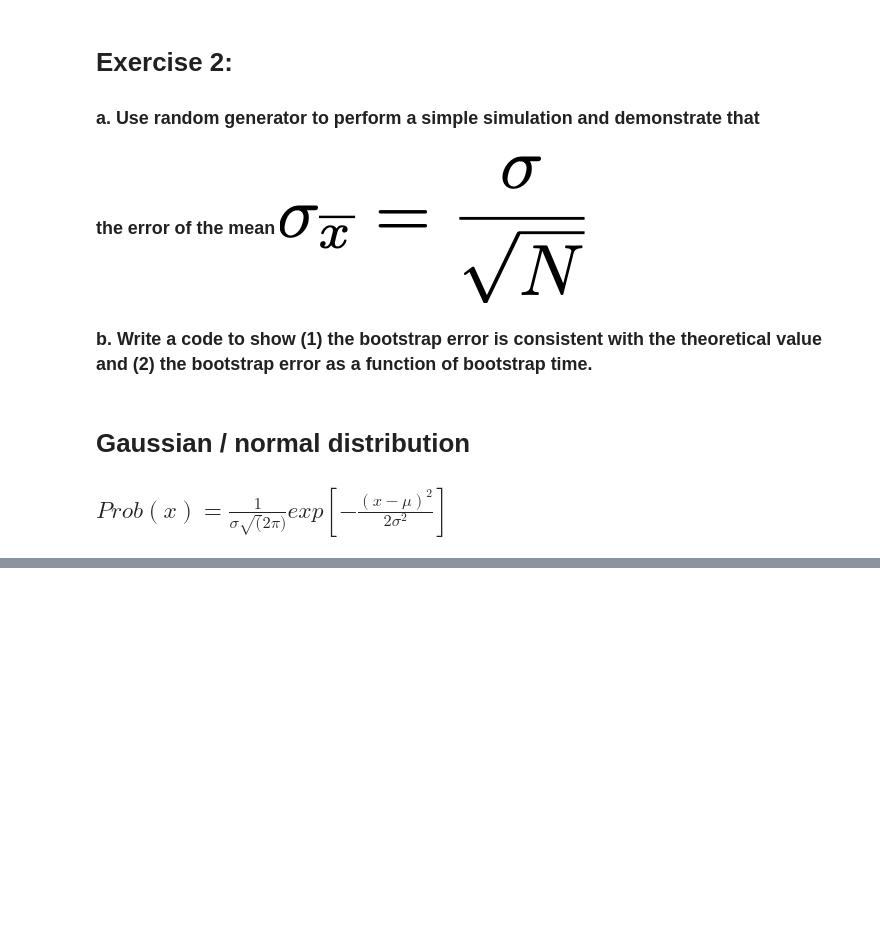
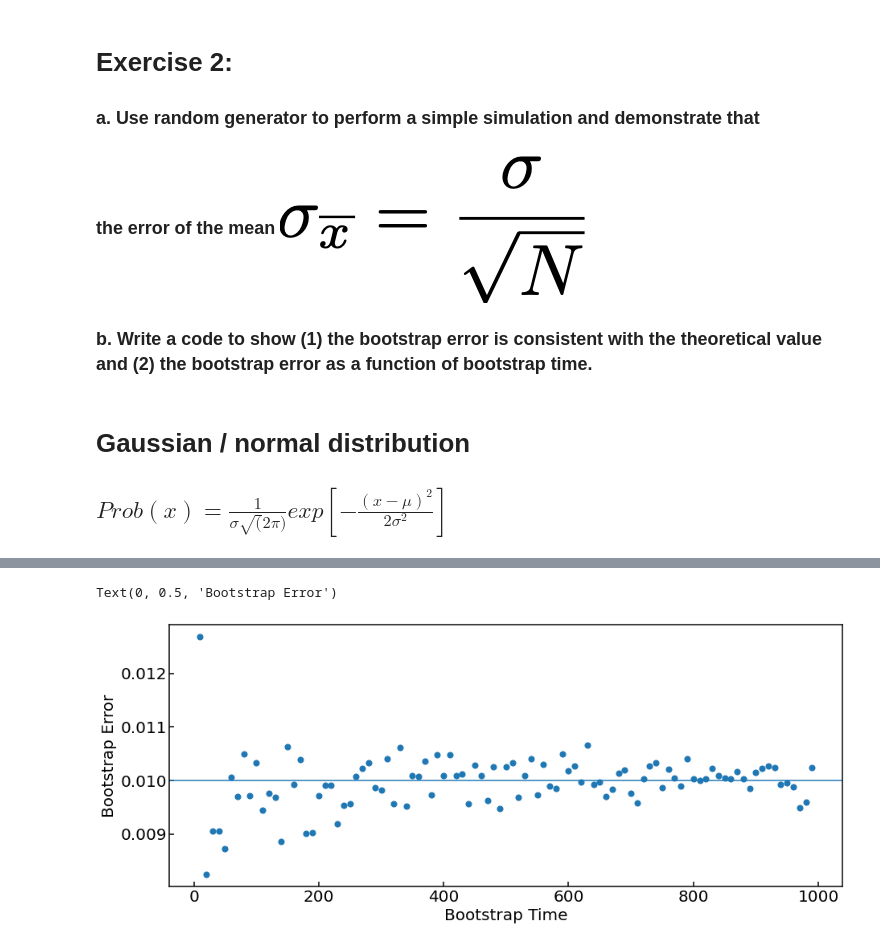
Before and after one commit to astro-blue/Data-analysis-in-astronomy-2024, a Jupyter notebook: Week_3/Basic_statistics_in_class_exercise.ipynb, the cells around one changed output, grey strips where cells are left out. Drawn from its saved outputs; the diff is of its cells as text; code cells hidden in the pictures; blank space fills up the shorter version.

```diff
--- a/Week_3/Basic_statistics_in_class_exercise.ipynb
+++ b/Week_3/Basic_statistics_in_class_exercise.ipynb
@@ -127,0 +152,20 @@ the error of the mean=0.010
+# %%
+bootstrap_times = np.arange(10,1000,10)
+bootstrap_error = []
+for i in range(0,len(bootstrap_times)):
+    tmp_bootstrap = []
+    for i_boot in range(0,bootstrap_times[i]):
+        randomindex=np.random.randint(0,len(x),len(x))
+        tmp_bootstrap.append(np.mean(x[randomindex]))
+    bootstrap_error.append(np.std(tmp_bootstrap))
+# %%
+plt.figure(figsize=(15,6))
+plt.scatter(bootstrap_times,bootstrap_error,s=50)
+plt.axhline(sigma/np.sqrt(n_point),color=)
+plt.xlabel('Bootstrap Time')
+plt.ylabel('Bootstrap Error')
+#plt.yscale('log')
+#plt.xscale('log')
+# %% [output]
+Text(0, 0.5, 'Bootstrap Error')
+[figure, added]
```
Also changed, not shown: parts of 5 cells of this notebook.
